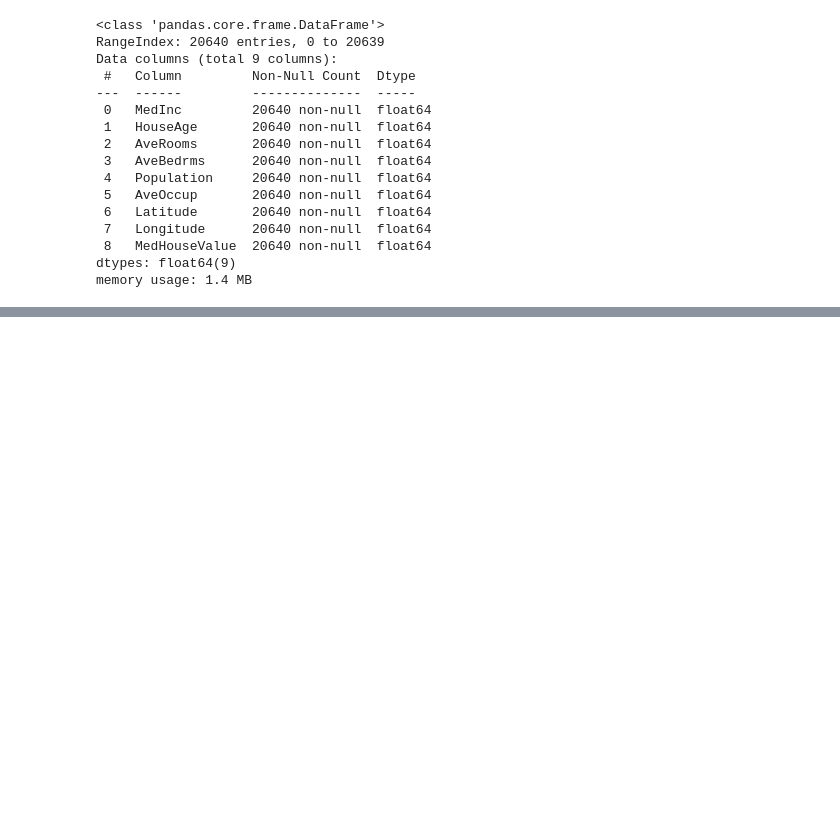
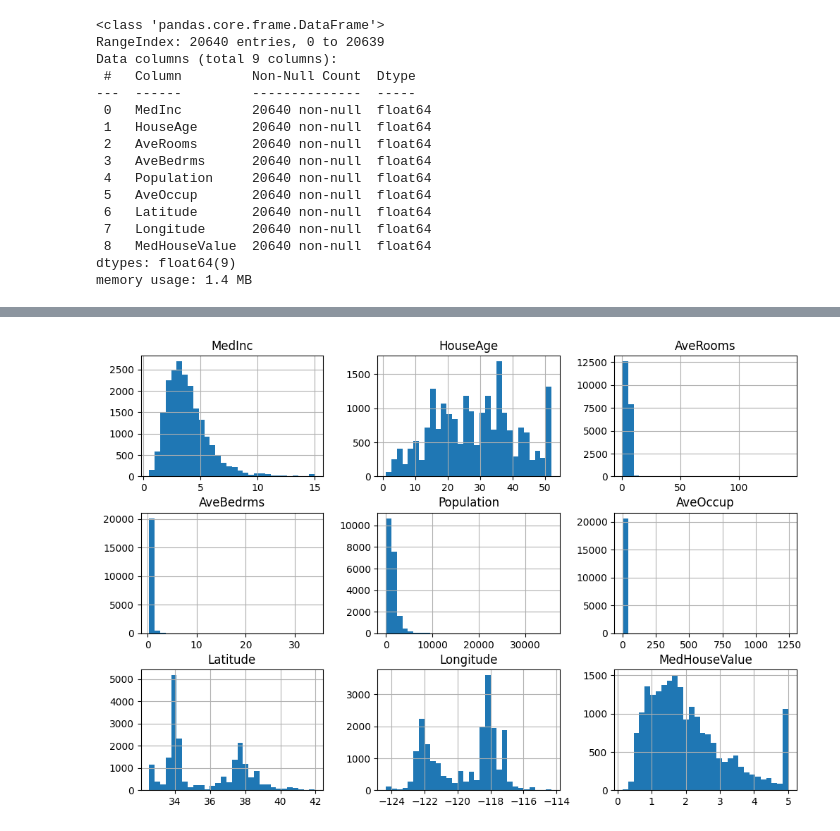
Before and after one commit to Rehan8903/Predictive-Linear-Regression-Model-Pipeline, a Jupyter notebook: notebooks/EDA.ipynb, the cells around one changed output, grey strips where cells are left out. Cells and saved outputs as stored; diff of their text form; code cells hidden in the pictures; blank space fills up the shorter version.

```diff
--- a/notebooks/EDA.ipynb
+++ b/notebooks/EDA.ipynb
@@ -51,0 +113,7 @@ df.describe()
+# %%
+import matplotlib.pyplot as plt
+
+df.hist(bins=30, figsize=(12,8))
+plt.show()
+# %% [output]
+[figure, added]
```
Also changed, not shown: parts of 4 cells of this notebook.
